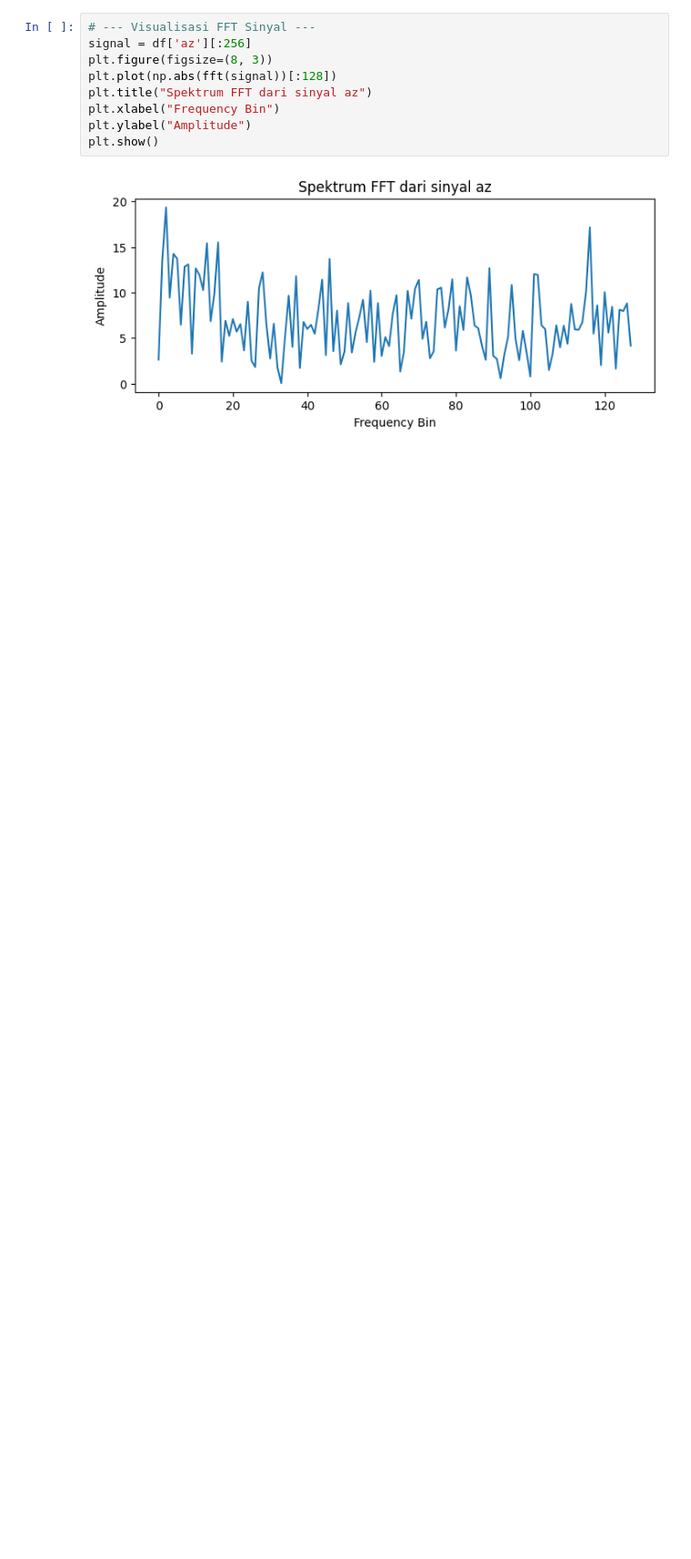
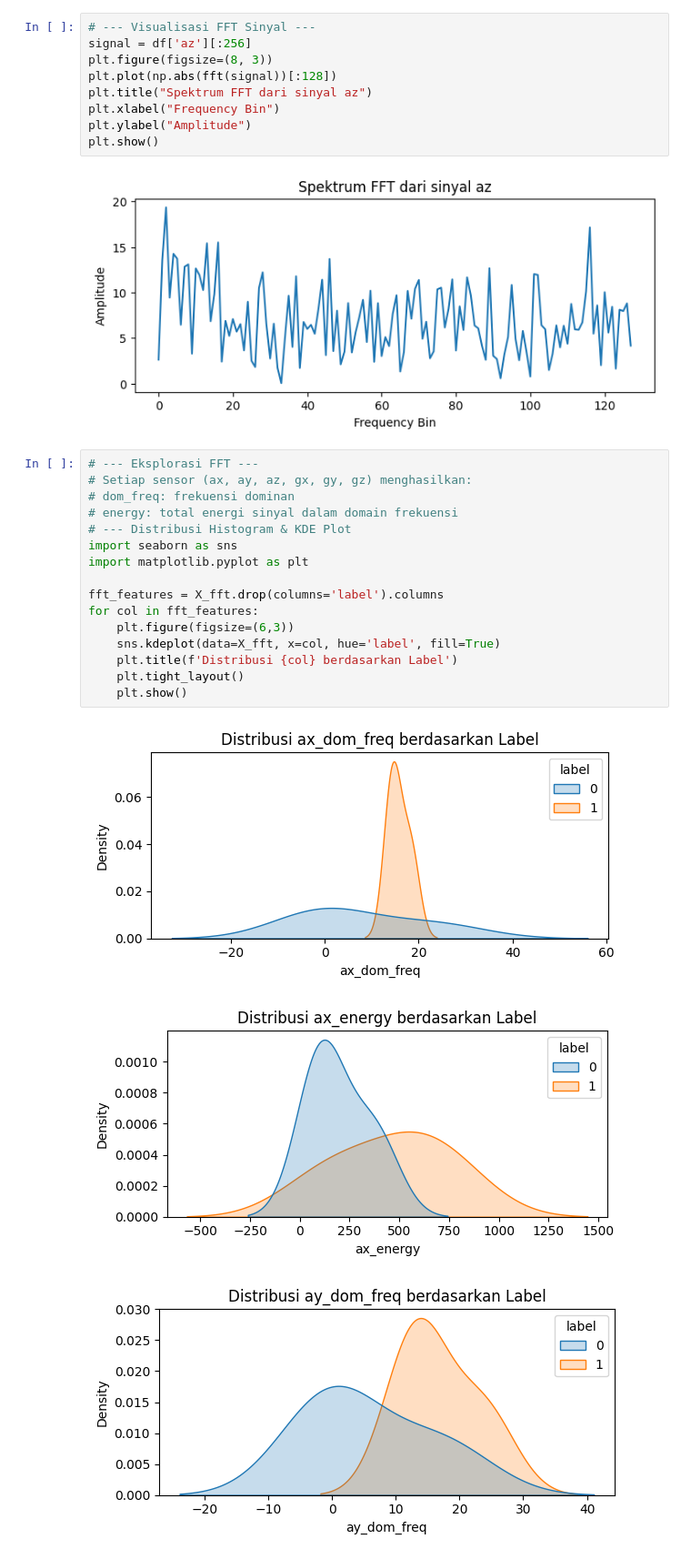
Before and after one commit to verykurniabakti/cv, a Jupyter notebook: 02EkstraksifiturFFT.ipynb, the cells around one changed output. Shown at 91% size. Cells and saved outputs as stored; diff of their text form; blank space fills up the shorter version.

```diff
--- a/02EkstraksifiturFFT.ipynb
+++ b/02EkstraksifiturFFT.ipynb
@@ -62,3 +62,23 @@ plt.ylabel("Amplitude")
 plt.show()
 # %% [output]
 [figure]
+# %%
+# --- Eksplorasi FFT ---
+# Setiap sensor (ax, ay, az, gx, gy, gz) menghasilkan:
+# dom_freq: frekuensi dominan
+# energy: total energi sinyal dalam domain frekuensi
+# --- Distribusi Histogram & KDE Plot
+import seaborn as sns
+import matplotlib.pyplot as plt
+
+fft_features = X_fft.drop(columns='label').columns
+for col in fft_features:
+    plt.figure(figsize=(6,3))
+    sns.kdeplot(data=X_fft, x=col, hue='label', fill=True)
+    plt.title(f'Distribusi {col} berdasarkan Label')
+    plt.tight_layout()
+    plt.show()
+# %% [output]
+[figure, added]
+[figure, added]
+[figure, added]
```
Also changed, not shown: parts of 6 cells of this notebook.
